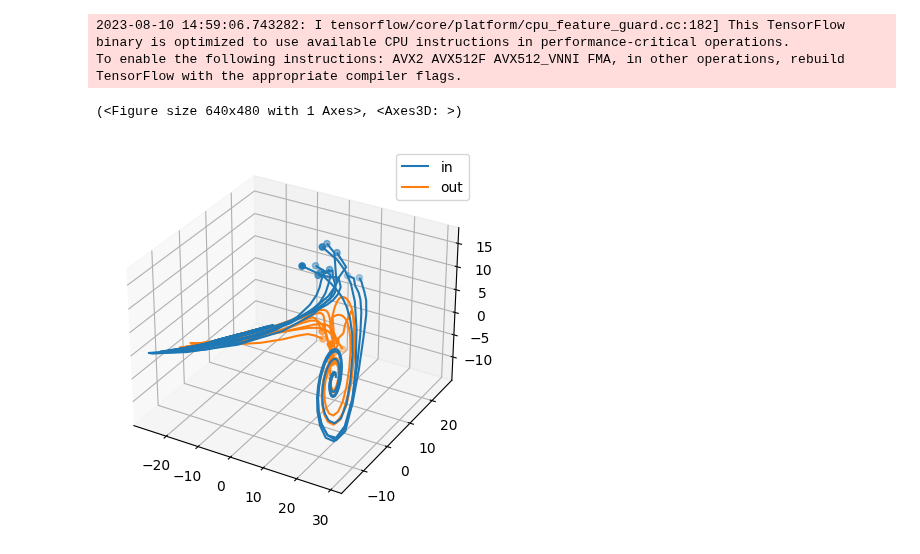
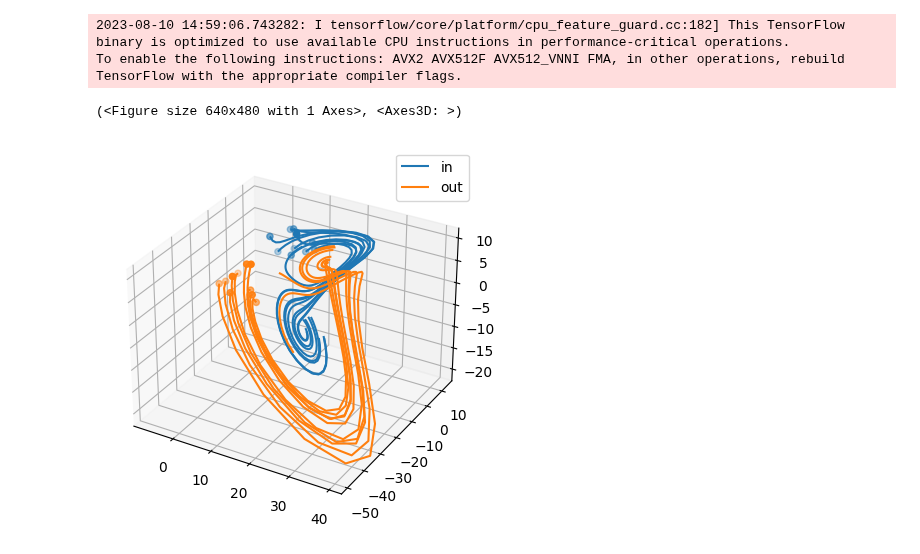
Before and after one commit to DynaDojo/dynadojo, a Jupyter notebook: demos/lorenz_demo.ipynb, the cells around one changed output. Cells and saved outputs as stored; diff of their text form; code cells hidden in the pictures.

```diff
--- a/demos/lorenz_demo.ipynb
+++ b/demos/lorenz_demo.ipynb
@@ -8,16 +8,16 @@ import numpy as np
 2023-08-10 14:59:06.743282: I tensorflow/core/platform/cpu_feature_guard.cc:182] This TensorFlow binary is optimized to use available CPU instructions in performance-critical operations.
 To enable the following instructions: AVX2 AVX512F AVX512_VNNI FMA, in other operations, rebuild TensorFlow with the appropriate compiler flags.
 # %%
-latent_dim = 11
-embed_dim = 20
+latent_dim = 3
+embed_dim = 3
 n = 10
 timesteps = 50
 system = dd.systems.LorenzSystem(latent_dim, embed_dim, noise_scale=0)
 x0 = system.make_init_conds(n)
 y0 = system.make_init_conds(30, in_dist=False)
 x = system.make_data(x0, control=np.zeros((n, timesteps, embed_dim)), timesteps=timesteps)
 y = system.make_data(y0, control=np.zeros((n, timesteps, embed_dim)), timesteps=timesteps, noisy=True)
 dd.utils.lds.plot([x, y], target_dim=min(latent_dim, 3), labels=["in", "out"], max_lines=15)
 # %% [output]
 (<Figure size 640x480 with 1 Axes>, <Axes3D: >)
-[figure, old version]
+[figure, new version]
```
Also changed, not shown: 1 other file.
